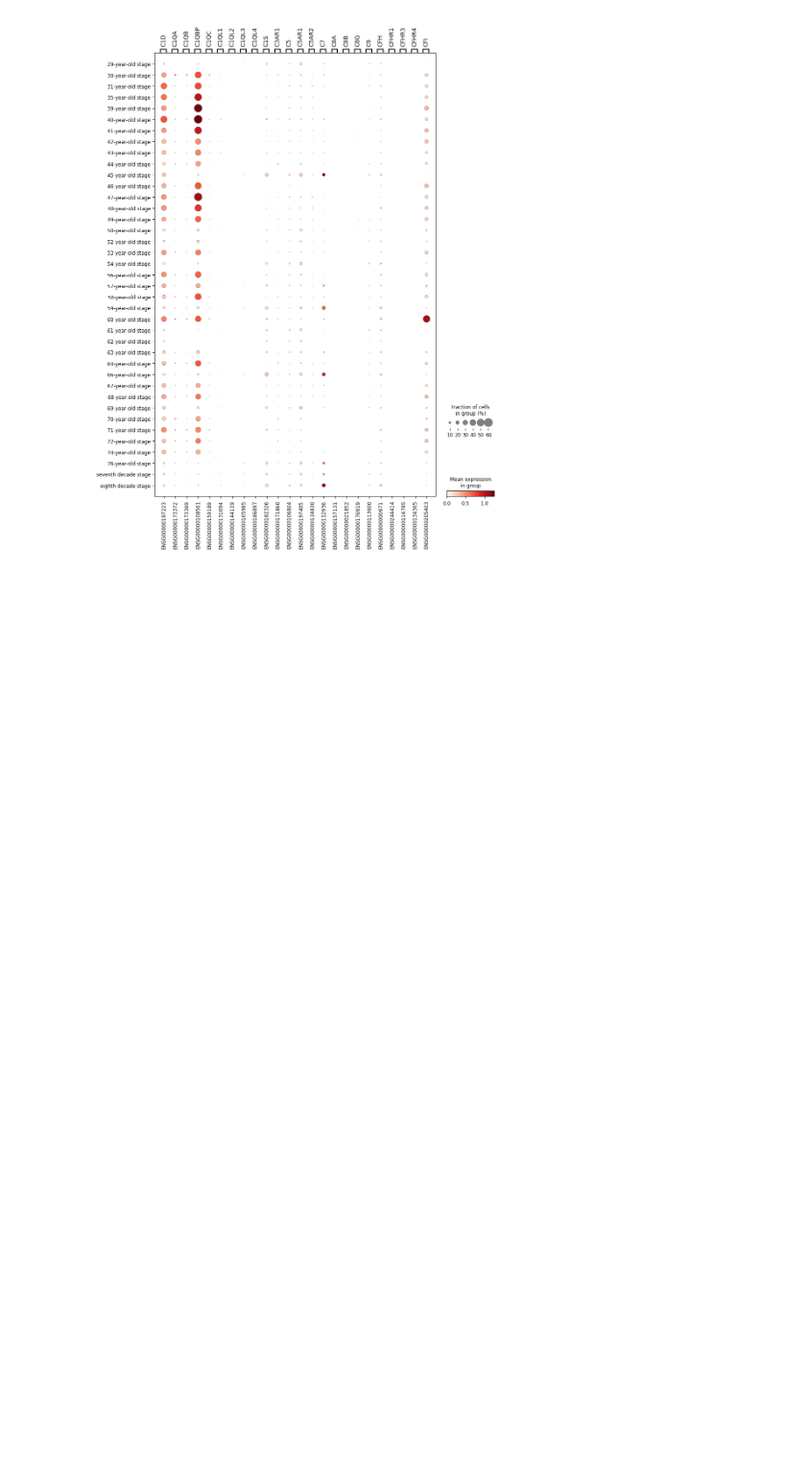
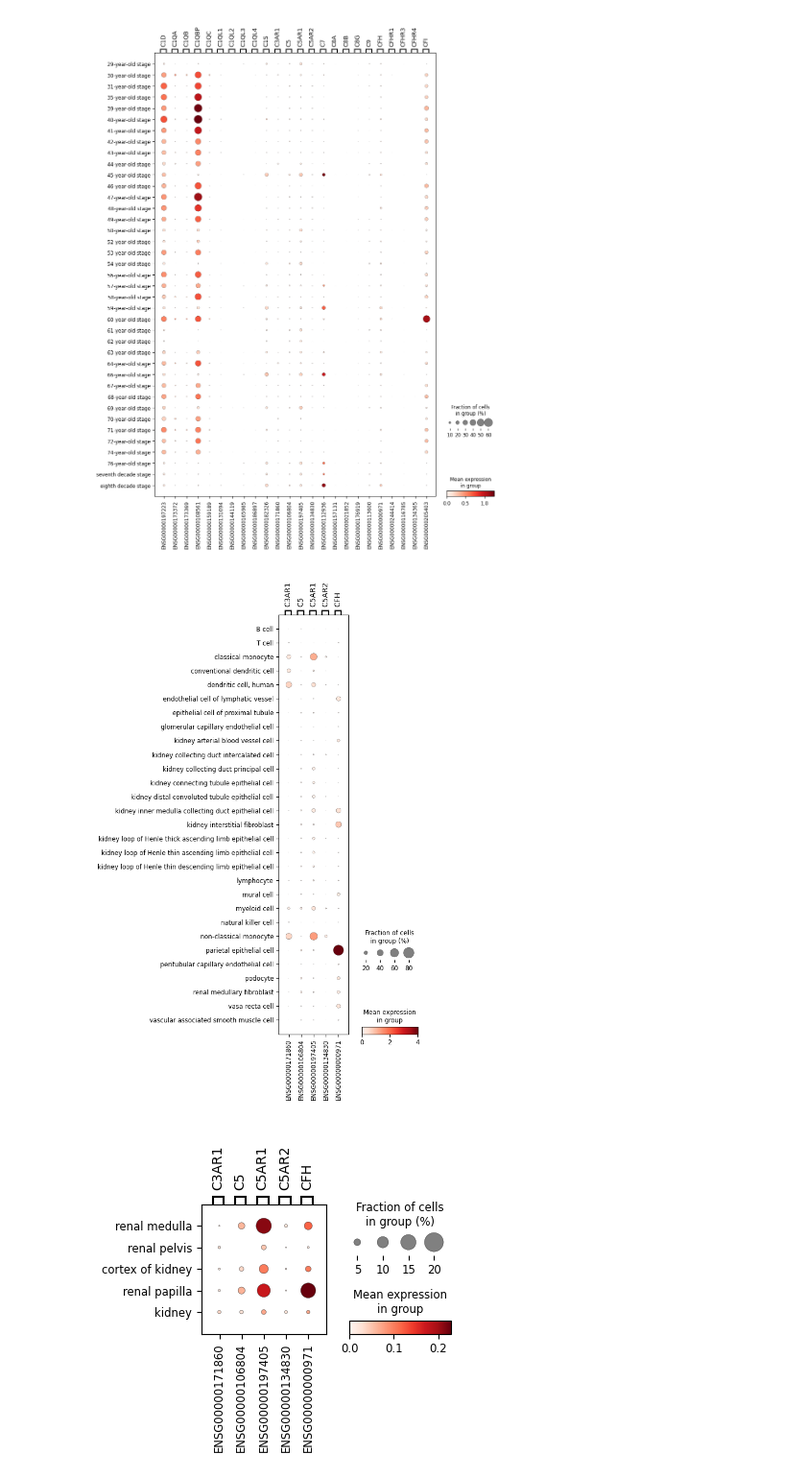
Before and after one commit to aumchampaneri/Biochemistry-BS, a Jupyter notebook: Thesis Project/Kidney/Kidney Analysis.ipynb, the cells around one changed output. Shown: that part at 96% size. Cells and saved outputs as stored; diff of their text form; code cells hidden in the pictures; blank space fills up the shorter version.

```diff
--- a/Thesis Project/Kidney/Kidney Analysis.ipynb
+++ b/Thesis Project/Kidney/Kidney Analysis.ipynb
@@ -48,3 +48,37 @@ sc.pl.dotplot(kidney, gene_id, groupby='development_stage')
 [figure]
 [figure]
 [figure]
+# %%
+gene_id = {
+    # "C1D": "ENSG00000197223",
+    # "C1QA": "ENSG00000173372",
+    # "C1QB": "ENSG00000173369",
+    # "C1QBP": "ENSG00000108561",
+    # "C1QC": "ENSG00000159189",
+    # "C1QL1": "ENSG00000131094",
+    # "C1QL2": "ENSG00000144119",
+    # "C1QL3": "ENSG00000165985",
+    # "C1QL4": "ENSG00000186897",
+    # "C1S": "ENSG00000182326",
+    "C3AR1": "ENSG00000171860",
+    "C5": "ENSG00000106804",
+    "C5AR1": "ENSG00000197405",
+    "C5AR2": "ENSG00000134830",
+    # "C7": "ENSG00000112936",
+    # "C8A": "ENSG00000157131",
+    # "C8B": "ENSG00000021852",
+    # "C8G": "ENSG00000176919",
+    # "C9": "ENSG00000113600",
+    "CFH": "ENSG00000000971",
+    # "CFHR1": "ENSG00000244414",
+    # "CFHR3": "ENSG00000116785",
+    # "CFHR4": "ENSG00000134365",
+    # "CFI": "ENSG00000205403"
+}
+
+sc.pl.dotplot(kidney, gene_id, groupby='cell_type')
+sc.pl.dotplot(kidney, gene_id, groupby='tissue')
+sc.pl.dotplot(kidney, gene_id, groupby='development_stage')
+# %% [output]
+[figure, added]
+[figure, added]
```
Also changed, not shown: parts of 1 cell of this notebook.
